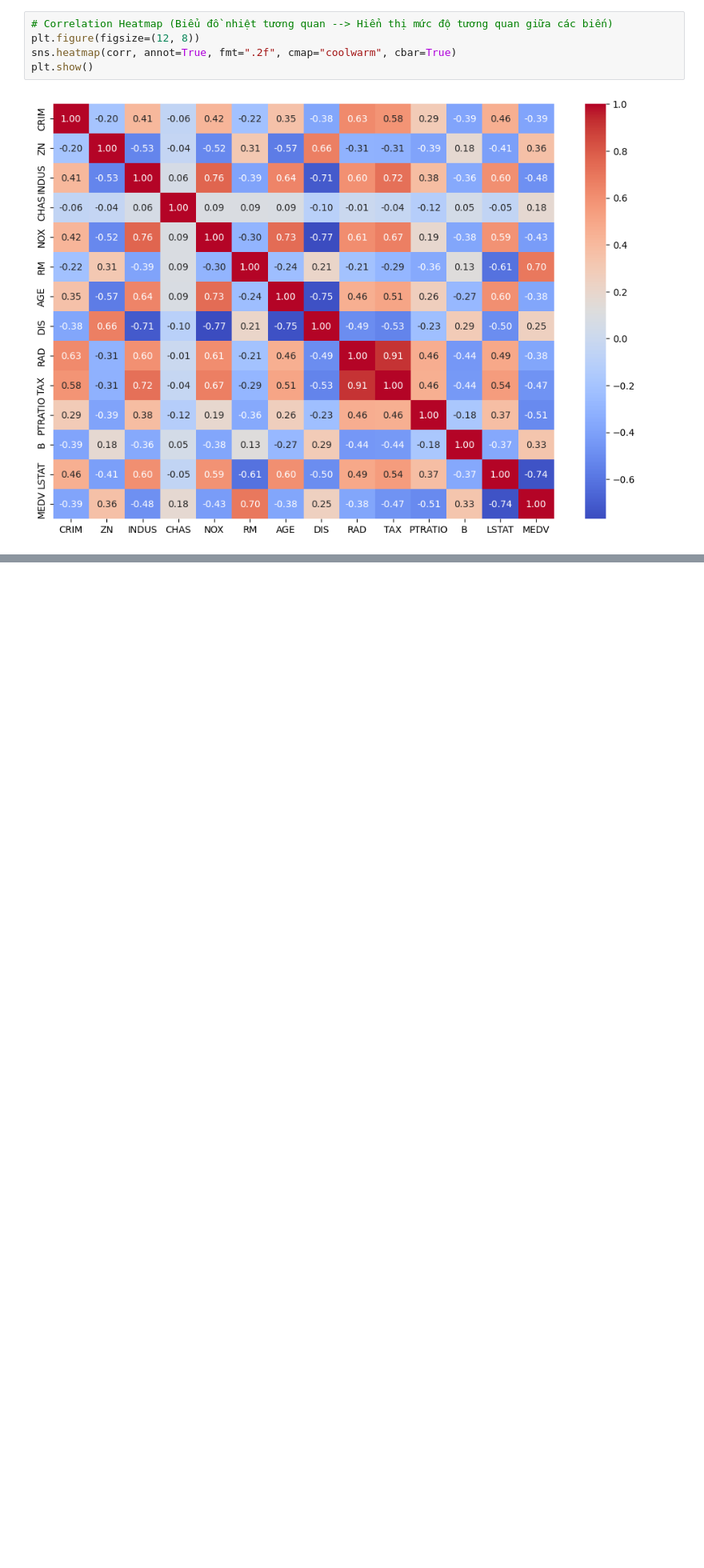
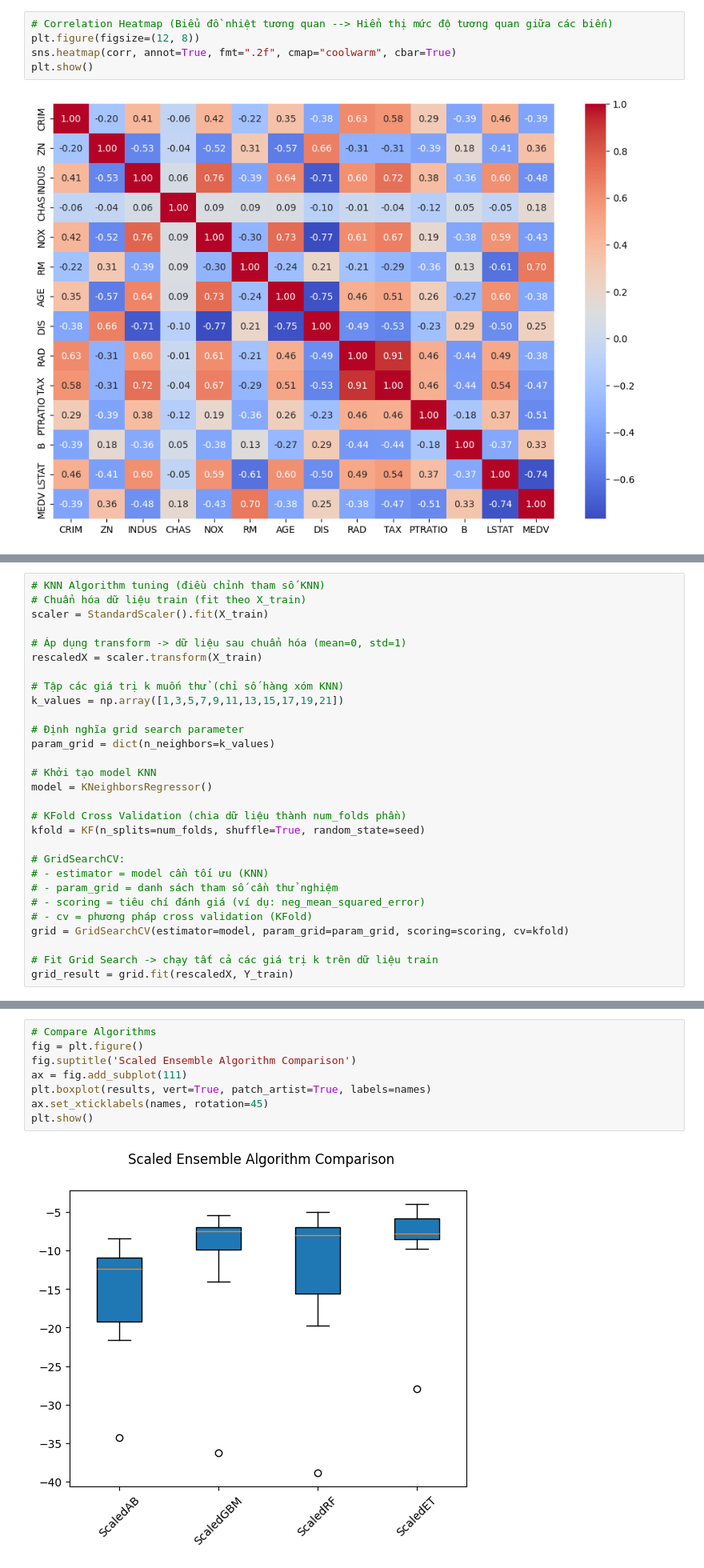
Before and after one commit to chplay2020/Machine-Learning-Mastery-with-Python, a Jupyter notebook: Part-III-Project/Chapter20/main.ipynb, the cells around one changed output, grey strips where cells are left out. Shown at 80% size. Saved outputs shown, nothing was run; the diff lists cells and outputs as text; blank space fills up the shorter version.

```diff
--- a/Part-III-Project/Chapter20/main.ipynb
+++ b/Part-III-Project/Chapter20/main.ipynb
@@ -271,0 +597,29 @@ plt.show()
+# %%
+# KNN Algorithm tuning (điều chỉnh tham số KNN)
+# Chuẩn hóa dữ liệu train (fit theo X_train)
+scaler = StandardScaler().fit(X_train)
+
+# Áp dụng transform -> dữ liệu sau chuẩn hóa (mean=0, std=1)
+rescaledX = scaler.transform(X_train)
+
+# Tập các giá trị k muốn thử (chỉ số hàng xóm KNN)
+k_values = np.array([1,3,5,7,9,11,13,15,17,19,21])
+
+# Định nghĩa grid search parameter
+param_grid = dict(n_neighbors=k_values)
+
+# Khởi tạo model KNN
+model = KNeighborsRegressor()
+
+# KFold Cross Validation (chia dữ liệu thành num_folds phần)
+kfold = KF(n_splits=num_folds, shuffle=True, random_state=seed)
+
+# GridSearchCV:
+# - estimator = model cần tối ưu (KNN)
+# - param_grid = danh sách tham số cần thử nghiệm
+# - scoring = tiêu chí đánh giá (ví dụ: neg_mean_squared_error)
+# - cv = phương pháp cross validation (KFold)
+grid = GridSearchCV(estimator=model, param_grid=param_grid, scoring=scoring, cv=kfold)
+
+# Fit Grid Search -> chạy tất cả các giá trị k trên dữ liệu train
+grid_result = grid.fit(rescaledX, Y_train)
@@ -271,0 +768,10 @@ plt.show()
+# %%
+# Compare Algorithms
+fig = plt.figure()
+fig.suptitle('Scaled Ensemble Algorithm Comparison')
+ax = fig.add_subplot(111)
+plt.boxplot(results, vert=True, patch_artist=True, labels=names)
+ax.set_xticklabels(names, rotation=45)
+plt.show()
+# %% [output]
+[figure, added]
```
Also changed, not shown: parts of 38 cells of this notebook.
